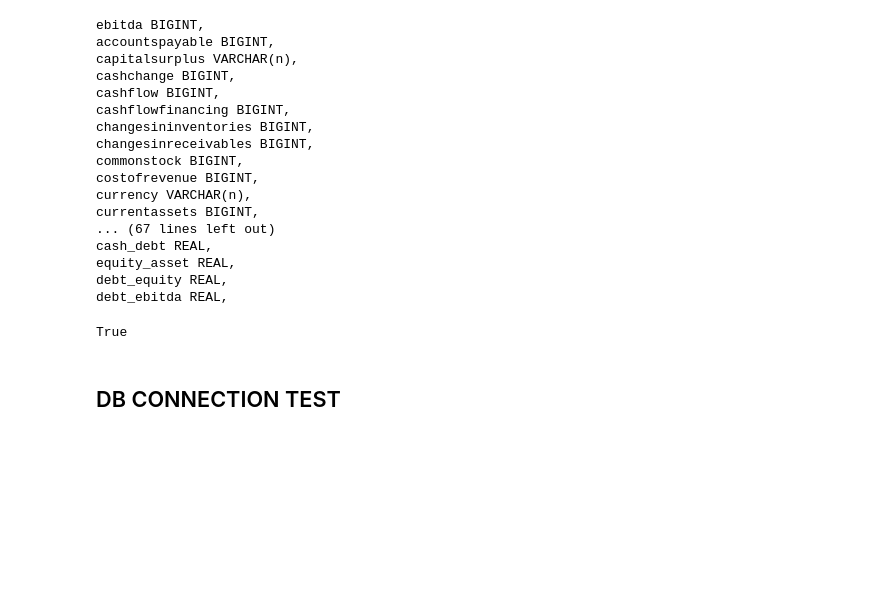
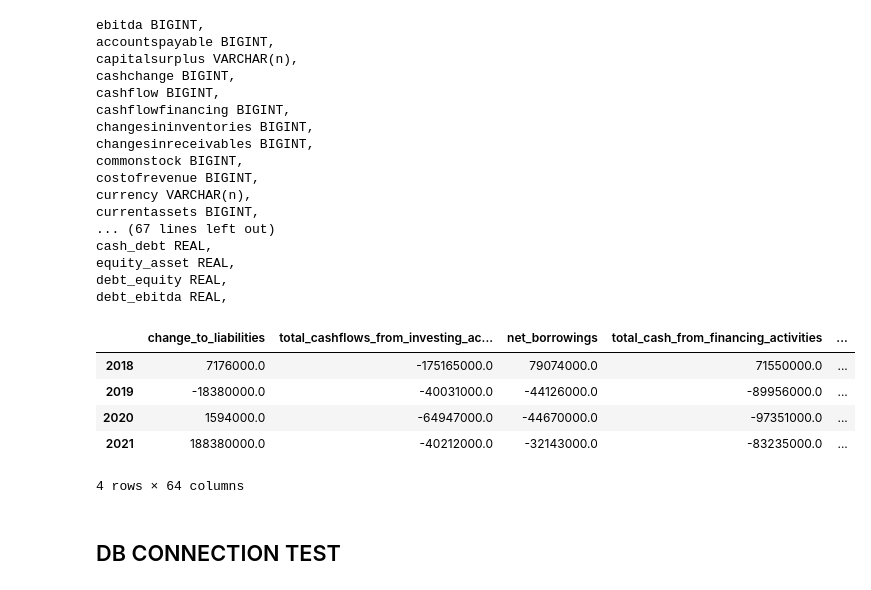
Before and after one commit to Michiel-DK/tracker, a Jupyter notebook: notebooks/try.ipynb, the cells around one changed output. Saved outputs shown, nothing was run; the diff lists cells and outputs as text; code cells hidden in the pictures; blank space fills up the shorter version.

Commit message:
yahoo class added

```diff
--- a/notebooks/try.ipynb
+++ b/notebooks/try.ipynb
@@ -155,7 +155,3 @@ cash_debt REAL,
 equity_asset REAL,
 debt_equity REAL,
 debt_ebitda REAL,
-# %%
-(df.loc['ebitda']=='int64')[0]
-# %% [output]
-True
@@ -162,3 +160,14 @@ True
+# %%
+trig = Yahoo('TRI.PA')
+# %%
+trig.add_fundamentals()
+# %% [output]
+|  | change_to_liabilities | total_cashflows_from_investing_ac... | net_borrowings | total_cash_from_financing_activities | ... |
+| 2018 | 7176000.0 | -175165000.0 | 79074000.0 | 71550000.0 | ... |
+| 2019 | -18380000.0 | -40031000.0 | -44126000.0 | -89956000.0 | ... |
+| 2020 | 1594000.0 | -64947000.0 | -44670000.0 | -97351000.0 | ... |
+| 2021 | 188380000.0 | -40212000.0 | -32143000.0 | -83235000.0 | ... |
+4 rows × 64 columns
 # %% [markdown]
 ## DB CONNECTION TEST
 # %%
```
Also changed, not shown: parts of 2 cells of this notebook, 3 other files.
